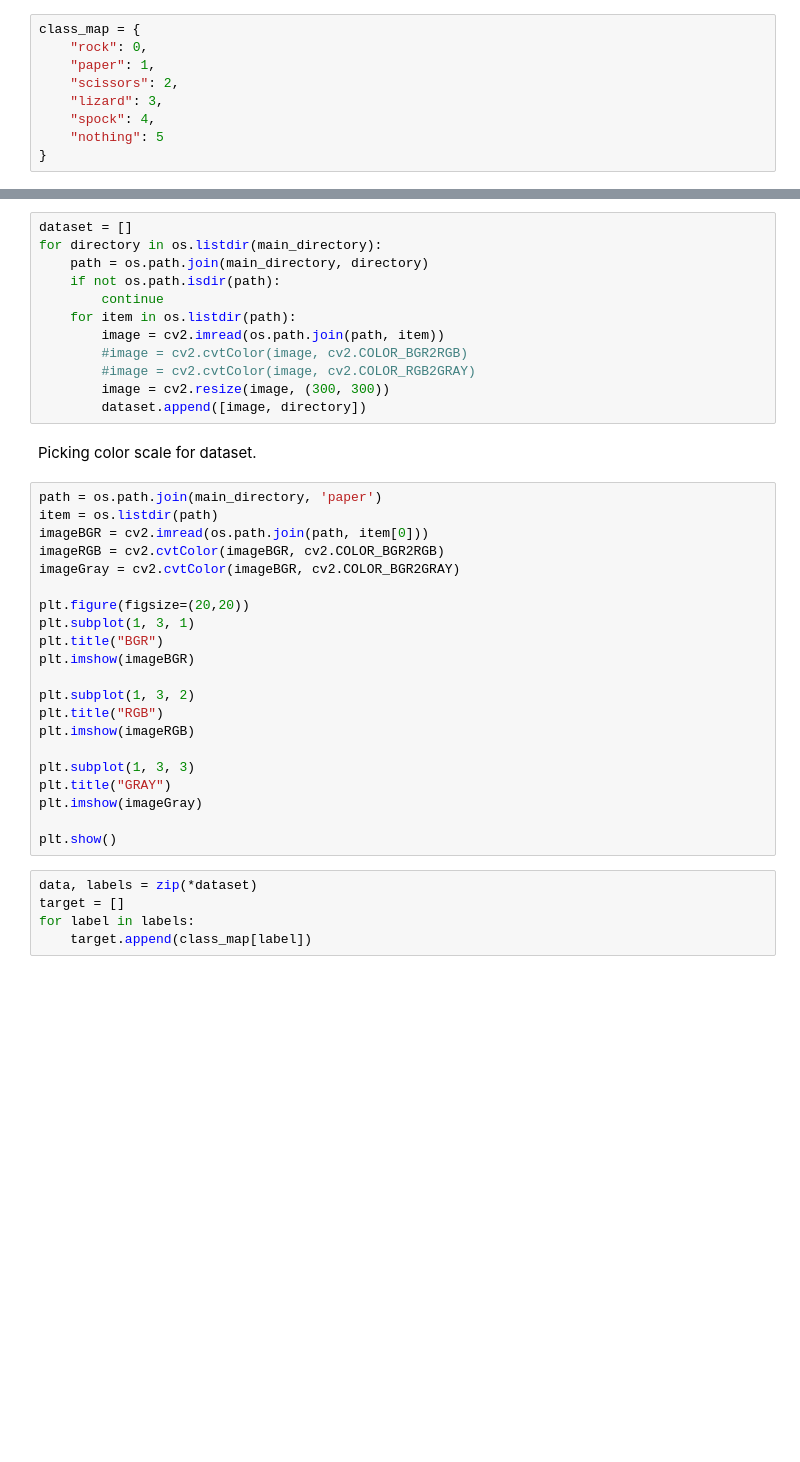
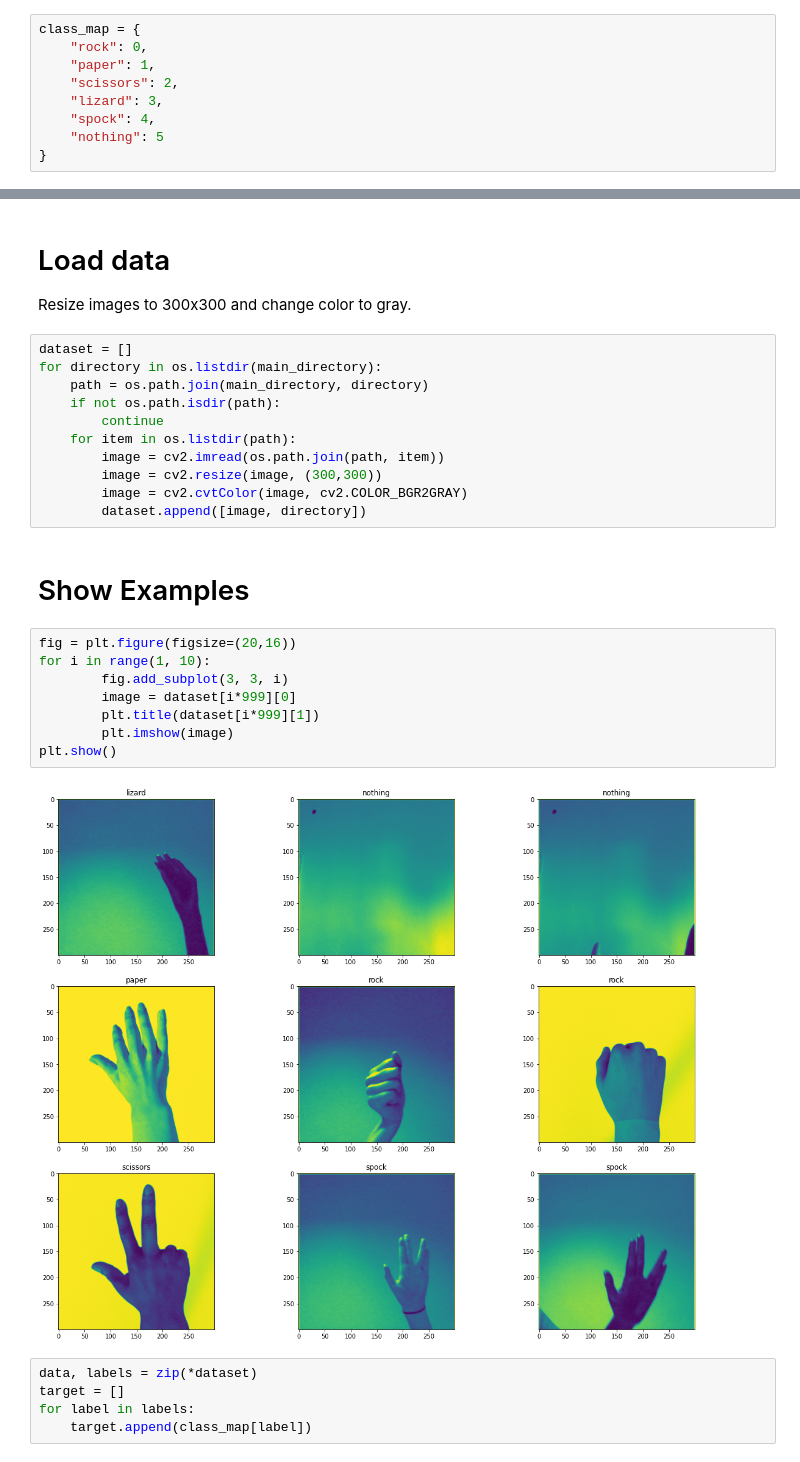
Before and after one commit to Joanna-sudo/ML-project, a Jupyter notebook: RPSLS-ML.ipynb, the cells around one changed output, grey strips where cells are left out. Saved outputs shown, nothing was run; the diff lists cells and outputs as text; blank space fills up the shorter version.

Commit message:
Add imshow to show examples of dataset images

```diff
--- a/RPSLS-ML.ipynb
+++ b/RPSLS-ML.ipynb
@@ -32,3 +41,6 @@ class_map = {
+# %% [markdown]
+# Load data
+Resize images to 300x300 and change color to gray.
 # %%
 dataset = []
 for directory in os.listdir(main_directory):
@@ -37,33 +49,21 @@ for directory in os.listdir(main_directory):
         continue
     for item in os.listdir(path):
         image = cv2.imread(os.path.join(path, item))
-        #image = cv2.cvtColor(image, cv2.COLOR_BGR2RGB)
-        #image = cv2.cvtColor(image, cv2.COLOR_RGB2GRAY)
-        image = cv2.resize(image, (300, 300))
+        image = cv2.resize(image, (300,300))
+        image = cv2.cvtColor(image, cv2.COLOR_BGR2GRAY)
         dataset.append([image, directory])
-# %% [markdown]
-Picking color scale for dataset.
-# %%
-path = os.path.join(main_directory, 'paper')
-item = os.listdir(path)
-imageBGR = cv2.imread(os.path.join(path, item[0]))
-imageRGB = cv2.cvtColor(imageBGR, cv2.COLOR_BGR2RGB)
-imageGray = cv2.cvtColor(imageBGR, cv2.COLOR_BGR2GRAY)
-
-plt.figure(figsize=(20,20))
-plt.subplot(1, 3, 1)
-plt.title("BGR")
-plt.imshow(imageBGR)
-
-plt.subplot(1, 3, 2)
-plt.title("RGB")
-plt.imshow(imageRGB)
-
-plt.subplot(1, 3, 3)
-plt.title("GRAY")
-plt.imshow(imageGray)
-
-plt.show()
+# %% [markdown]
+# Show Examples
+# %%
+fig = plt.figure(figsize=(20,16))
+for i in range(1, 10):
+        fig.add_subplot(3, 3, i)
+        image = dataset[i*999][0]
+        plt.title(dataset[i*999][1])
+        plt.imshow(image)
+plt.show()
+# %% [output]
+[figure, added]
 # %%
 data, labels = zip(*dataset)
 target = []
```
Also changed, not shown: parts of 3 cells of this notebook.
